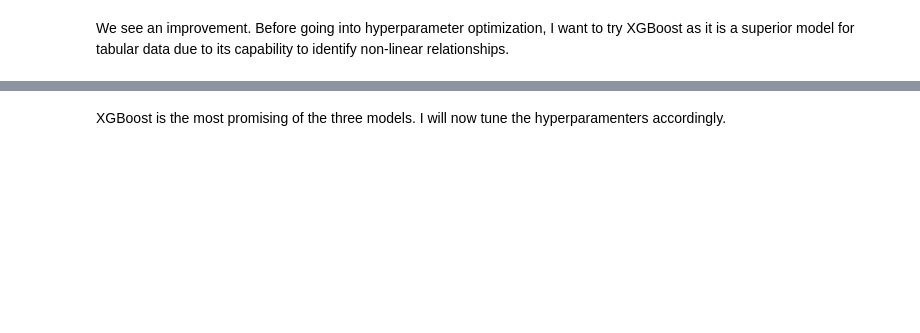
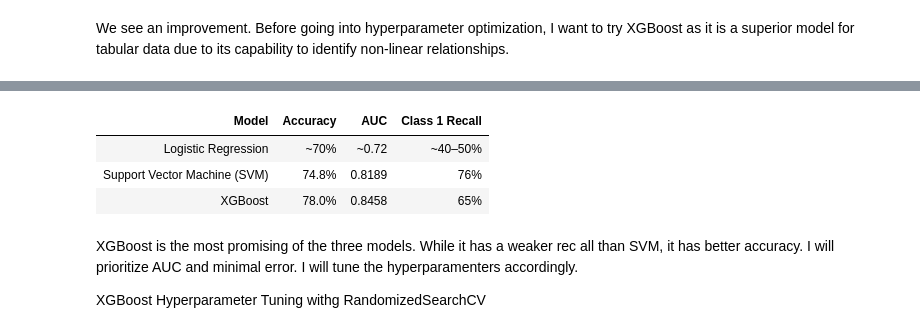
Before and after one commit to BTExpress1/ultimate-tech, a Jupyter notebook: notebooks/ultimate_tech.ipynb, the cells around one changed output, grey strips where cells are left out. Cells and saved outputs as stored; diff of their text form; code cells hidden in the pictures; blank space fills up the shorter version.

```diff
--- a/notebooks/ultimate_tech.ipynb
+++ b/notebooks/ultimate_tech.ipynb
@@ -897,3 +899,47 @@ AUC: 0.8298
+# %%
+from IPython.display import display, HTML
+
+comparison_table = """
+<table>
+<thead>
+<tr>
+<th>Model</th>
+<th>Accuracy</th>
+<th>AUC</th>
+<th>Class 1 Recall</th>
+</tr>
+</thead>
+<tbody>
+<tr>
+<td>Logistic Regression</td>
+<td>~70%</td>
+<td>~0.72</td>
+<td>~40–50%</td>
+</tr>
+<tr>
+<td>Support Vector Machine (SVM)</td>
+<td>74.8%</td>
+<td>0.8189</td>
+<td>76%</td>
+</tr>
+<tr>
+<td>XGBoost</td>
+<td>78.0%</td>
+<td>0.8458</td>
+<td>65%</td>
+</tr>
+</tbody>
+</table>
+"""
+
+display(HTML(comparison_table))
+# %% [output]
+| Model | Accuracy | AUC | Class 1 Recall |
+| Logistic Regression | ~70% | ~0.72 | ~40–50% |
+| Support Vector Machine (SVM) | 74.8% | 0.8189 | 76% |
+| XGBoost | 78.0% | 0.8458 | 65% |
 # %% [markdown]
-XGBoost is the most promising of the three models. I will now tune the hyperparamenters accordingly.
+XGBoost is the most promising of the three models. While it has a weaker rec all than SVM, it has better accuracy. I will prioritize AUC and minimal error. I will tune the hyperparamenters accordingly.
+
+XGBoost Hyperparameter Tuning withg RandomizedSearchCV
 # %%
```
Also changed, not shown: parts of 13 cells of this notebook.
